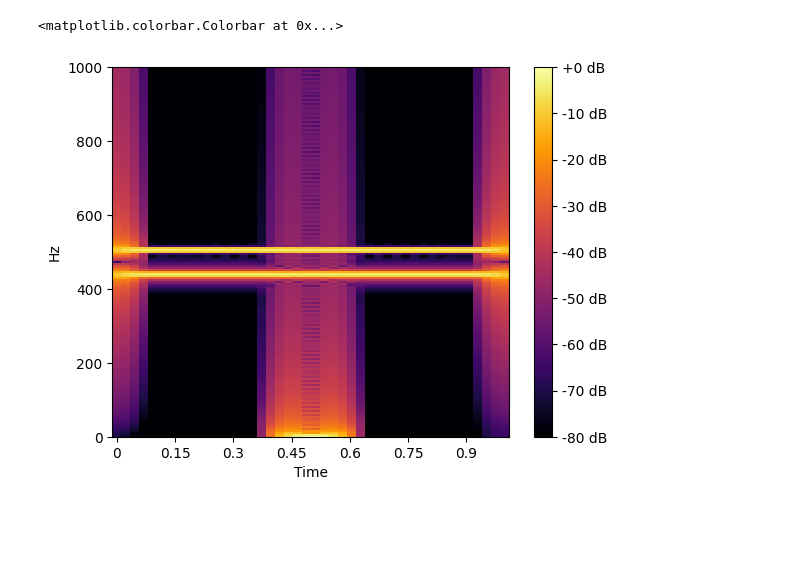
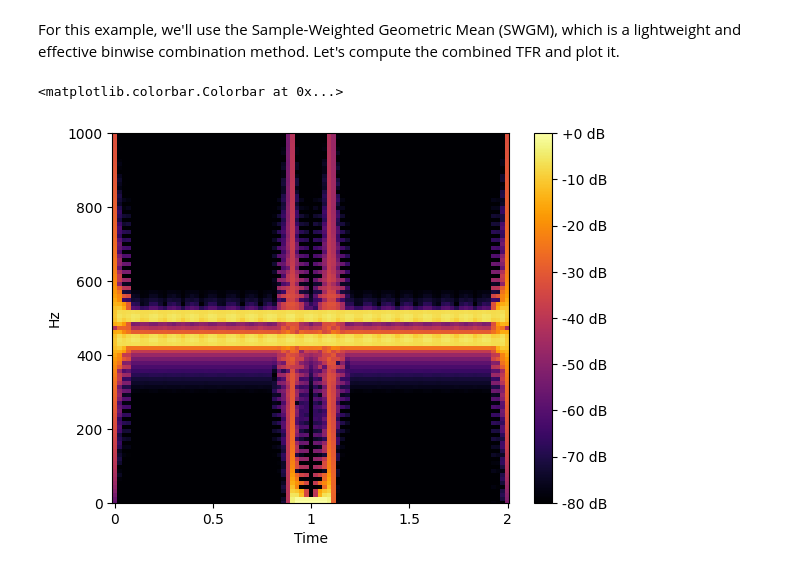
Before and after one commit to b-boechat/ctfr, a Jupyter notebook: examples/basic.ipynb, the cells around one changed output. Saved outputs shown, nothing was run; the diff lists cells and outputs as text; code cells hidden in the pictures; blank space fills up the shorter version.

```diff
--- a/examples/basic.ipynb
+++ b/examples/basic.ipynb
@@ -8,0 +15,6 @@ signal, sr = tfrc.load("audio/sample_tcc.wav")
+# %%
+# Load the audio signal.
+signal, sr = tfrc.load("audio/synthetic.wav")
+
+# Plot the signal.
+plt.plot(signal)
@@ -8,0 +28,5 @@ signal, sr = tfrc.load("audio/sample_tcc.wav")
+# %%
+spec_512 = tfrc.stft_spec(signal, win_length=512, n_fft=2048, hop_length=256)
+img = tfrc.specshow(tfrc.power_to_db(spec_512, ref=np.max), sr=sr, hop_length=256, x_axis='time', y_axis='linear', cmap='inferno')
+plt.ylim(0, 1000)
+plt.colorbar(img, format="%+2.0f dB")
@@ -9,6 +40,6 @@ signal, sr = tfrc.load("audio/sample_tcc.wav")
 # %%
-spec_1024 = tfrc.stft_spec(signal, win_length=1024, n_fft=4096, hop_length=512)
-img = specshow(power_to_db(spec_1024, ref=np.max), sr=sr, hop_length=512, x_axis='time', y_axis='linear', cmap='inferno')
+spec_1024 = tfrc.stft_spec(signal, win_length=1024, n_fft=2048, hop_length=256)
+img = tfrc.specshow(tfrc.power_to_db(spec_1024, ref=np.max), sr=sr, hop_length=256, x_axis='time', y_axis='linear', cmap='inferno')
 plt.ylim(0, 1000)
 plt.colorbar(img, format="%+2.0f dB")
 # %% [output]
@@ -17,6 +52,6 @@ plt.colorbar(img, format="%+2.0f dB")
 # %%
-spec_2048 = tfrc.stft_spec(signal, win_length=2048, n_fft=4096, hop_length=512)
-img = specshow(power_to_db(spec_2048, ref=np.max), sr=sr, hop_length=512, x_axis='time', y_axis='linear', cmap='inferno')
+spec_2048 = tfrc.stft_spec(signal, win_length=2048, n_fft=2048, hop_length=256)
+img = tfrc.specshow(tfrc.power_to_db(spec_2048, ref=np.max), sr=sr, hop_length=256, x_axis='time', y_axis='linear', cmap='inferno')
 plt.ylim(0, 1000)
 plt.colorbar(img, format="%+2.0f dB")
 # %% [output]
@@ -25,8 +96,10 @@ plt.colorbar(img, format="%+2.0f dB")
+# %% [markdown]
+For this example, we'll use the Sample-Weighted Geometric Mean (SWGM), which is a lightweight and effective binwise combination method. Let's compute the combined TFR and plot it.
 # %%
-spec_4096 = tfrc.stft_spec(signal, win_length=4096, n_fft=4096, hop_length=512)
-img = specshow(power_to_db(spec_4096, ref=np.max), sr=sr, hop_length=512, x_axis='time', y_axis='linear', cmap='inferno')
+swgm_spec = tfrc.tfrc_from_specs((spec_512, spec_1024, spec_2048), method='swgm')
+img = tfrc.specshow(tfrc.power_to_db(swgm_spec, ref=np.max), sr=sr, hop_length=512, x_axis='time', y_axis='linear', cmap='inferno')
 plt.ylim(0, 1000)
 plt.colorbar(img, format="%+2.0f dB")
 # %% [output]
 <matplotlib.colorbar.Colorbar at 0x...>
-[figure, old version]
+[figure, new version]
```
Also changed, not shown: parts of 27 cells of this notebook.
